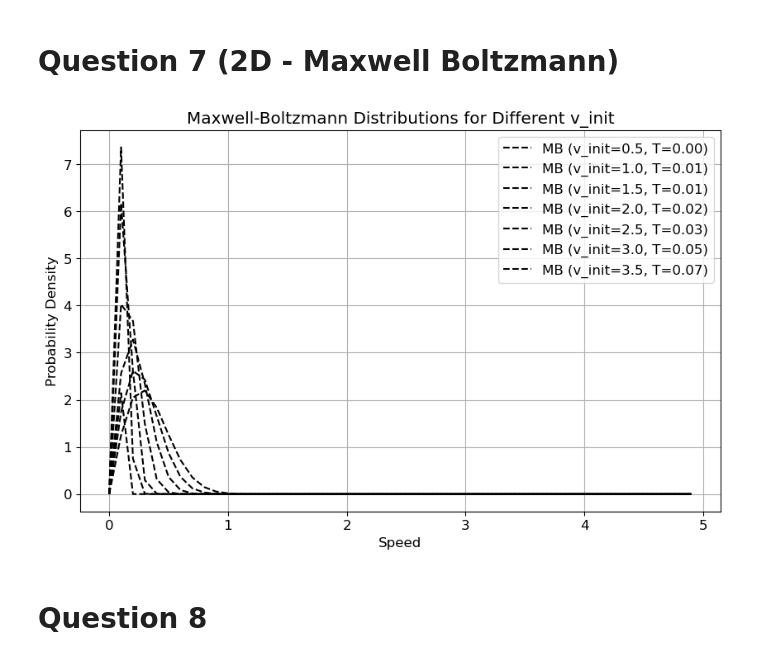
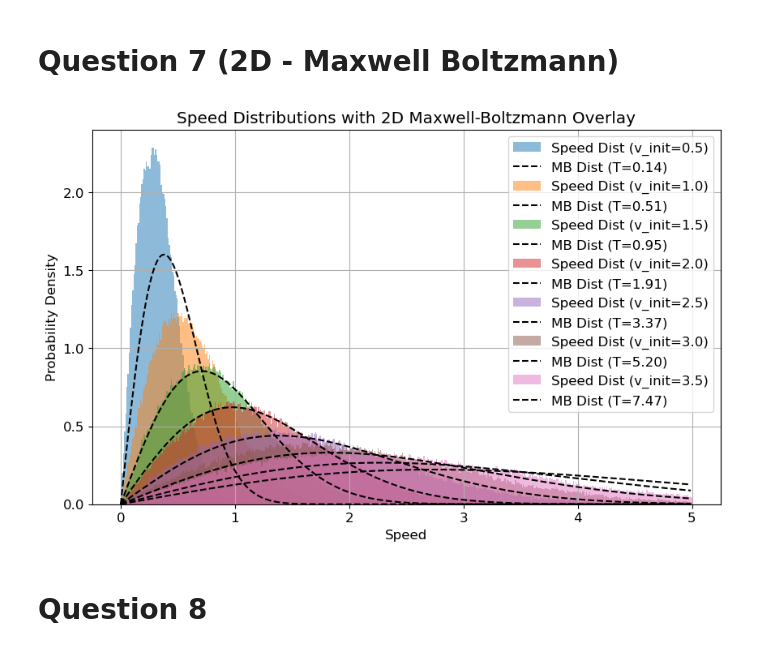
Before and after one commit to MoSpoonRhakib/EID444HW4, a Jupyter notebook: EID444HW4-Mohammed Rhakib.ipynb, the cells around one changed output. Cells and saved outputs as stored; diff of their text form; code cells hidden in the pictures.

```diff
--- a/EID444HW4-Mohammed Rhakib.ipynb
+++ b/EID444HW4-Mohammed Rhakib.ipynb
@@ -468,24 +460,55 @@ speed_distribution(trajectories, dt, v_max=5, dv=0.01)
 # %% [markdown]
 # Question 7 (2D - Maxwell Boltzmann)
-# %%
-# Dictionary to store mean temperature for each v_init
-mean_temperatures = {}
-
-for v_init, trajectory in trajectories.items():
-    # Detect equilibration index (t0_index must be an integer)
-    t0_index, _, _ = pt.detect_equilibration(calc_temp(trajectory, dt))
-
-    # Compute mean temperature from the equilibrated section
-    T_mean = np.mean(calc_temp(trajectory[t0_index:], dt))
-    mean_temperatures[v_init] = T_mean  # Store mean temperature
-
-# Define v_max and dv for the MB plot
-v_max = 5
-dv = 0.1
-
-MB_distribution(mean_temperatures, v_max, dv)
-# %% [output]
-[figure, removed]
+# %%
+def speed_distribution_overlay(trajectories, mean_temperatures, dt, v_max, dv):
+    """Overlays speed distributions with 2D Maxwell-Boltzmann distributions using mean equilibration temperatures."""
+
+    k_b = 1.0  # Assuming reduced units
+
+    plt.figure(figsize=(10, 6))
+
+    for v_init, trajectory in trajectories.items():
+        # Get precomputed mean temperature
+        T_mean = mean_temperatures[v_init]
+
+        # Compute speed distribution
+        velocities = (trajectory[2:] - trajectory[:-2]) / (2 * dt)
+        speeds = np.linalg.norm(velocities, axis=-1).flatten()
+
+        # Plot speed distribution as histogram
+        bins = np.arange(0, v_max + dv, dv)
+        plt.hist(speeds, bins=bins, density=True, alpha=0.5, label=f"Speed Dist (v_init={v_init})")
+
+        # Compute Maxwell-Boltzmann distribution
+        v_list = np.arange(0, v_max, dv)
+        MB_dist = (v_list / (k_b * T_mean)) * np.exp(-v_list**2 / (2 * k_b * T_mean))
+
+        # Overlay MB distribution as a black dotted line
+        plt.plot(v_list, MB_dist, "k--", label=f"MB Dist (T={T_mean:.2f})")
+
+    plt.xlabel("Speed")
+    plt.ylabel("Probability Density")
+    plt.title("Speed Distributions with 2D Maxwell-Boltzmann Overlay")
+    plt.legend()
+    plt.grid()
+    plt.show()
+
+# Dictionary to store mean temperatures
+mean_temperatures = {}
+
+for v_init, trajectory in trajectories.items():
+    t0_index, _, _ = pt.detect_equilibration(calc_temp(trajectory, dt))
+    T_mean = np.mean(calc_temp(trajectory[t0_index:], dt))
+    mean_temperatures[v_init] = T_mean  # Store mean temperature
+
+# Define v_max and dv for the MB plot
+v_max = 5
+dv = 0.01
+
+# Execute the function
+speed_distribution_overlay(trajectories, mean_temperatures, dt, v_max, dv)
+# %% [output]
+[figure, added]
 # %% [markdown]
 # Question 8
 # %%
```
Also changed, not shown: parts of 15 cells of this notebook, 1 other file.
